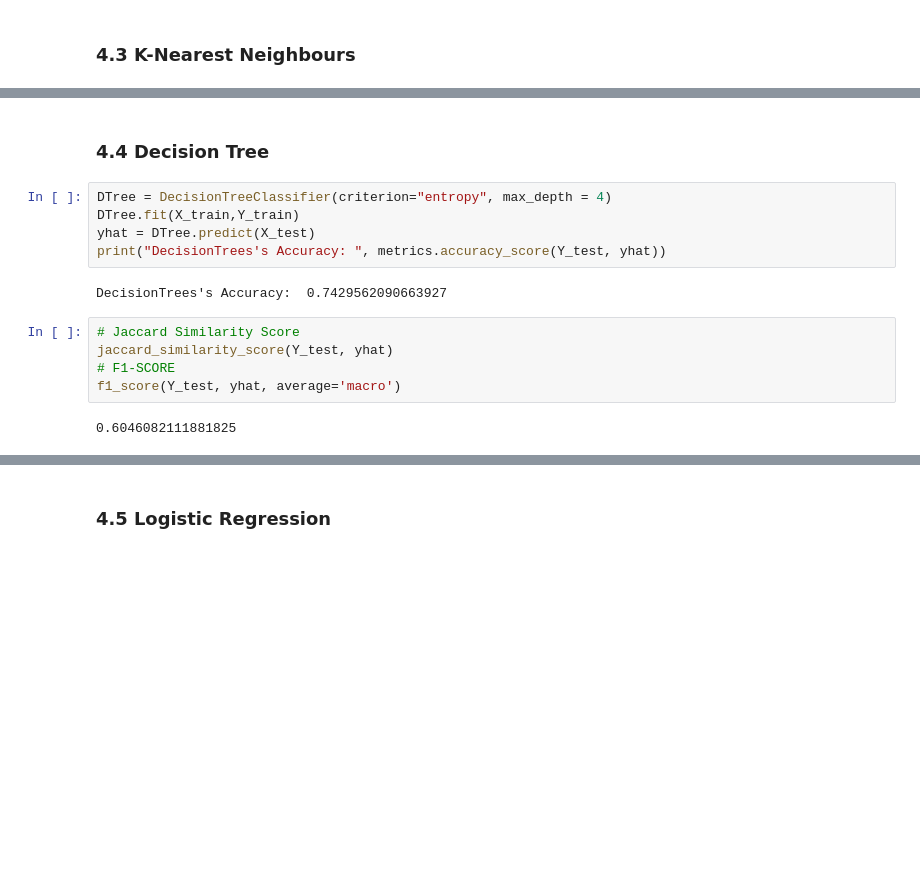
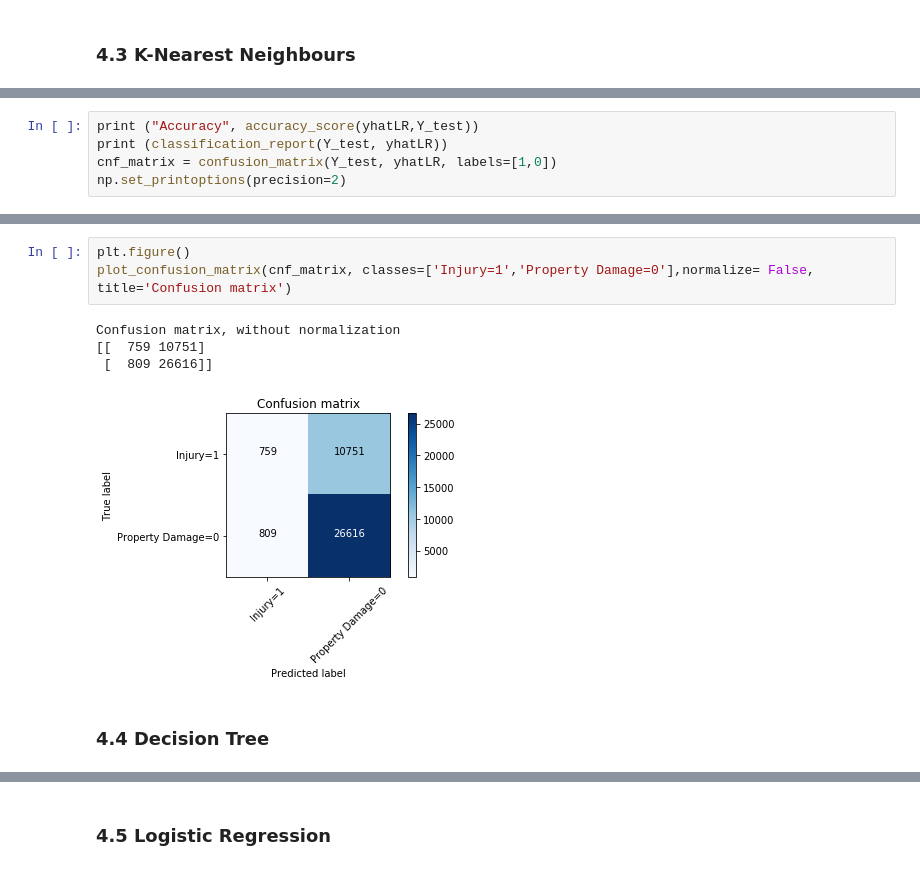
Before and after one commit to turalyonhu/Applied-Data-Science-Capstone, a Jupyter notebook: Car-Accident-Severity.ipynb, the cells around one changed output, grey strips where cells are left out. Saved outputs shown, nothing was run; the diff lists cells and outputs as text; blank space fills up the shorter version.

```diff
--- a/Car-Accident-Severity.ipynb
+++ b/Car-Accident-Severity.ipynb
@@ -543,0 +558,5 @@ f1_score(Y_test, yhat, average='macro')
+# %%
+print ("Accuracy", accuracy_score(yhatLR,Y_test))
+print (classification_report(Y_test, yhatLR))
+cnf_matrix = confusion_matrix(Y_test, yhatLR, labels=[1,0])
+np.set_printoptions(precision=2)
@@ -544,16 +573,10 @@ f1_score(Y_test, yhat, average='macro')
+# %%
+plt.figure()
+plot_confusion_matrix(cnf_matrix, classes=['Injury=1','Property Damage=0'],normalize= False,  title='Confusion matrix')
+# %% [output]
+Confusion matrix, without normalization
+[[  759 10751]
+ [  809 26616]]
+[figure, added]
 # %% [markdown]
 ### 4.4 Decision Tree
-# %%
-DTree = DecisionTreeClassifier(criterion="entropy", max_depth = 4)
-DTree.fit(X_train,Y_train)
-yhat = DTree.predict(X_test)
-print("DecisionTrees's Accuracy: ", metrics.accuracy_score(Y_test, yhat))
-# %% [output]
-DecisionTrees's Accuracy:  0.7429562090663927
-# %%
-# Jaccard Similarity Score
-jaccard_similarity_score(Y_test, yhat)
-# F1-SCORE
-f1_score(Y_test, yhat, average='macro')
-# %% [output]
-0.6046082111881825
```
Also changed, not shown: parts of 18 cells of this notebook, 2 other files.
